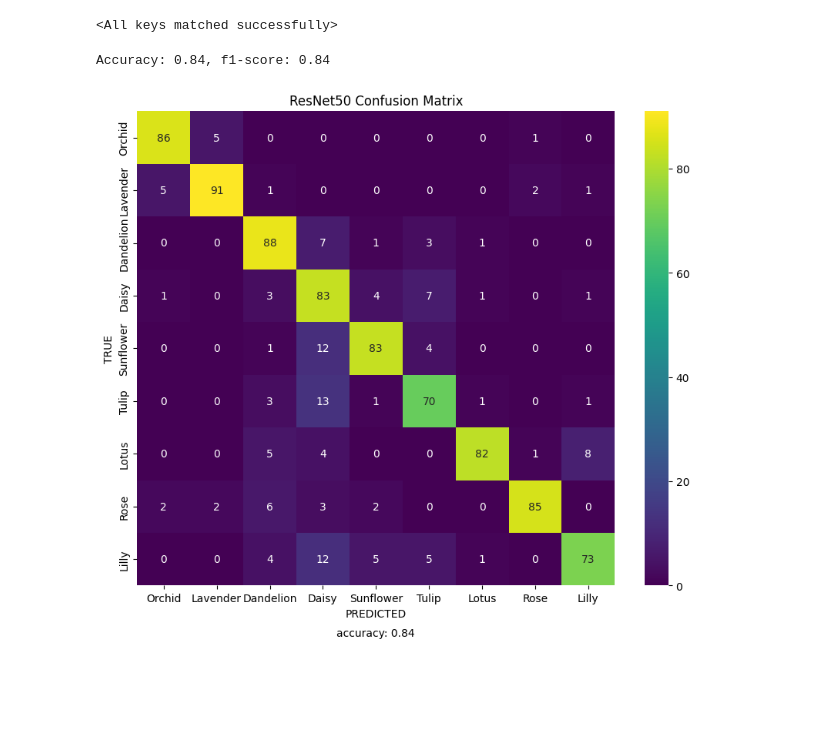
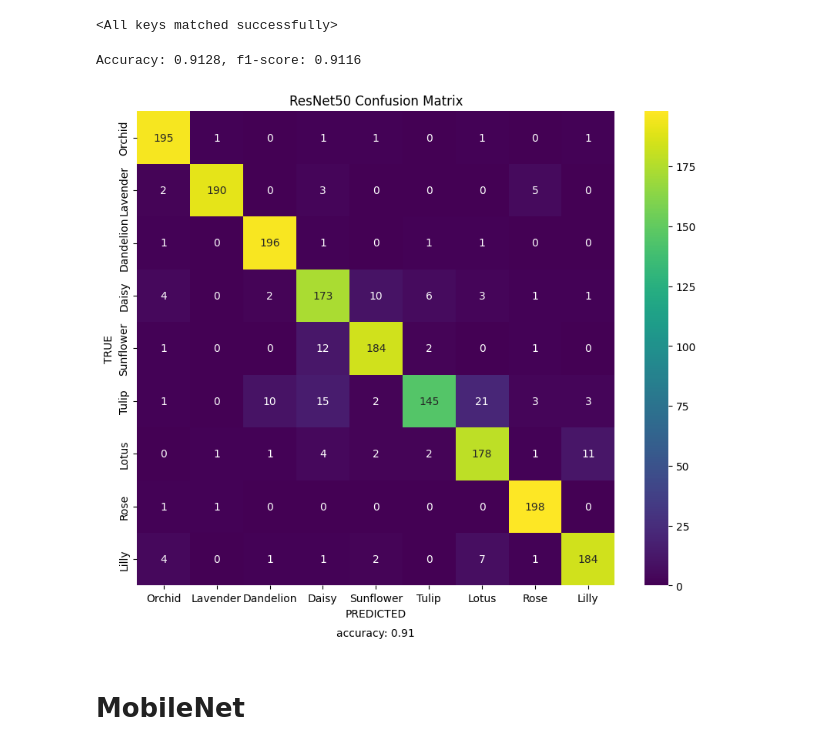
Before and after one commit to foggyTeam/Dandelion, a Jupyter notebook: notebook.ipynb, the cells around one changed output. Saved outputs shown, nothing was run; the diff lists cells and outputs as text; code cells hidden in the pictures; blank space fills up the shorter version.

```diff
--- a/notebook.ipynb
+++ b/notebook.ipynb
@@ -34,6 +34,9 @@ train_transform = transforms.Compose([
     transforms.RandomHorizontalFlip(),
     transforms.RandomVerticalFlip(),
     transforms.RandomRotation(20),
+    transforms.RandomPerspective(distortion_scale=0.3, p=0.2),
+    transforms.ColorJitter(hue=0.05, saturation=0.05),
+    transforms.RandomGrayscale(p=0.1),
     transforms.ToTensor(),
     transforms.Normalize(mean=[0.485, 0.456, 0.406], std=[0.229, 0.224, 0.225])
 ])
@@ -220,7 +223,7 @@ resnet50.fc = nn.Linear(number_of_features, number_of_classes)
 # %% [output]
 Downloading: "https://download.pytorch.org/models/resnet50-0676ba61.pth" to /root/.cache/torch/hub/checkpoints/resnet50-0676ba61.pth
 # %%
-def train_resnet50(resnet50):
+def train_resnet50(resnet50, train_loader, val_loader, unfreeze_at_epoch=10):
     colored_print(f'ResNet50', 'g')
     # using GPU if available
     device = torch.device("cuda" if torch.cuda.is_available() else "cpu")
@@ -236,13 +239,19 @@ def train_resnet50(resnet50):
 
     # defining loss function and optimizer
     criterion = nn.CrossEntropyLoss()
-    optimizer = optim.Adam(resnet50.parameters(), lr=0.001)
+    optimizer = optim.Adam(filter(lambda p: p.requires_grad, resnet50.parameters()), lr=0.001)
 
     # training a model
     epochs = 50
     best_resnet50_params = dict({})
     best_resnet50_accuracy = 0
     for epoch in range(epochs):
+        if epoch == unfreeze_at_epoch:
+            colored_print(f'Unfreezing all layers at epoch {unfreeze_at_epoch}', 'y')
+            for param in resnet50.parameters():
+                param.requires_grad = True
+            optimizer = optim.Adam(resnet50.parameters(), lr=0.0001)
+
         resnet50.train()
         running_loss = 0.0
 
@@ -282,14 +291,13 @@ def train_resnet50(resnet50):
             best_resnet50_accuracy = validation_accuracy
             best_resnet50_params = resnet50.state_dict()
 
-
     # load params with the best accuracy
     resnet50.load_state_dict(best_resnet50_params)
     colored_print(f'\nBest accuracy achieved: {best_resnet50_accuracy:.2f}', 'g')
 
     return resnet50
 
-resnet50 = train_resnet50(resnet50)
+resnet50 = train_resnet50(resnet50, train_loader, val_loader)
 # %% [output]
 ResNet50
 Using device: cuda
@@ -404,6 +415,8 @@ resnet50_accuracy, resnet50_f1_score, resnet50_confusion_matrix = score_model(re
 # %%
-colored_print(f'Accuracy: {resnet50_accuracy:.2f}, f1-score: {resnet50_f1_score:.2f}', 'g')
+colored_print(f'Accuracy: {resnet50_accuracy:.4f}, f1-score: {resnet50_f1_score:.4f}', 'g')
 plot_confusion_matrix(resnet50_confusion_matrix, 'ResNet50', resnet50_accuracy)
 # %% [output]
-Accuracy: 0.84, f1-score: 0.84
+Accuracy: 0.9128, f1-score: 0.9116
-[figure, old version]
+[figure, new version]
+# %% [markdown]
+# MobileNet
```
Also changed, not shown: parts of 28 cells of this notebook.
